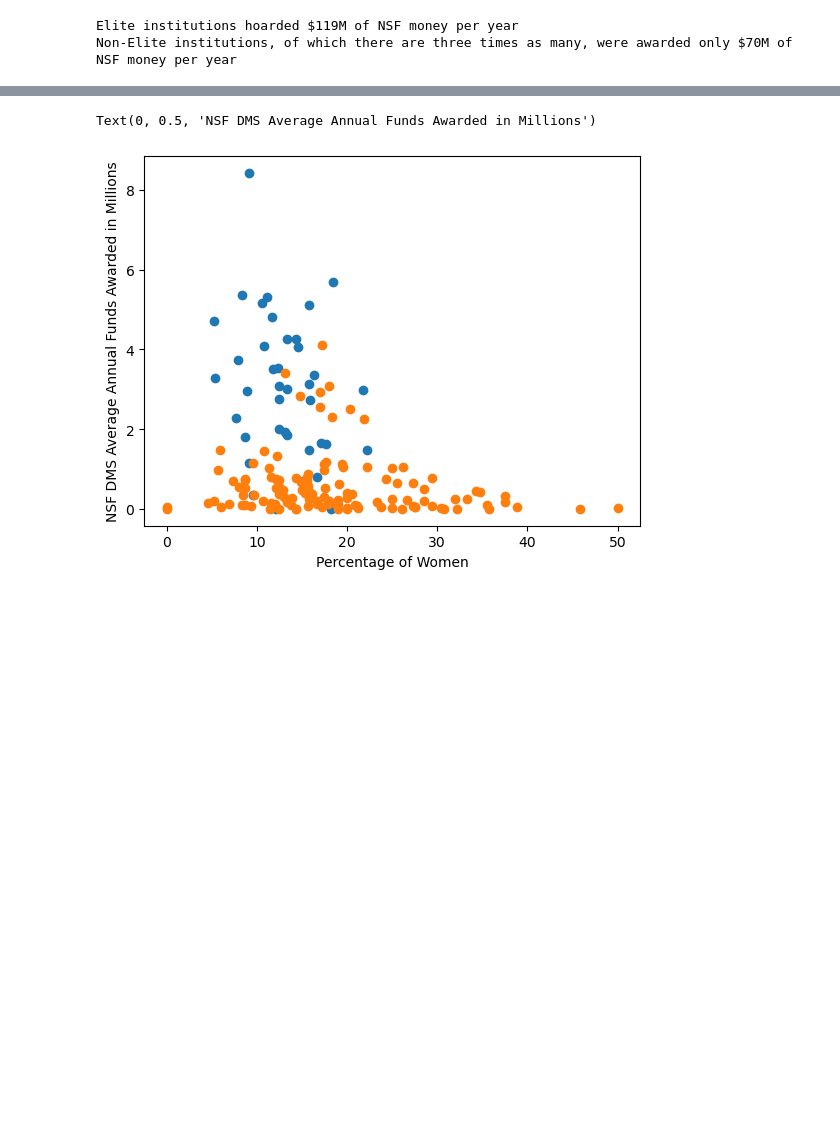
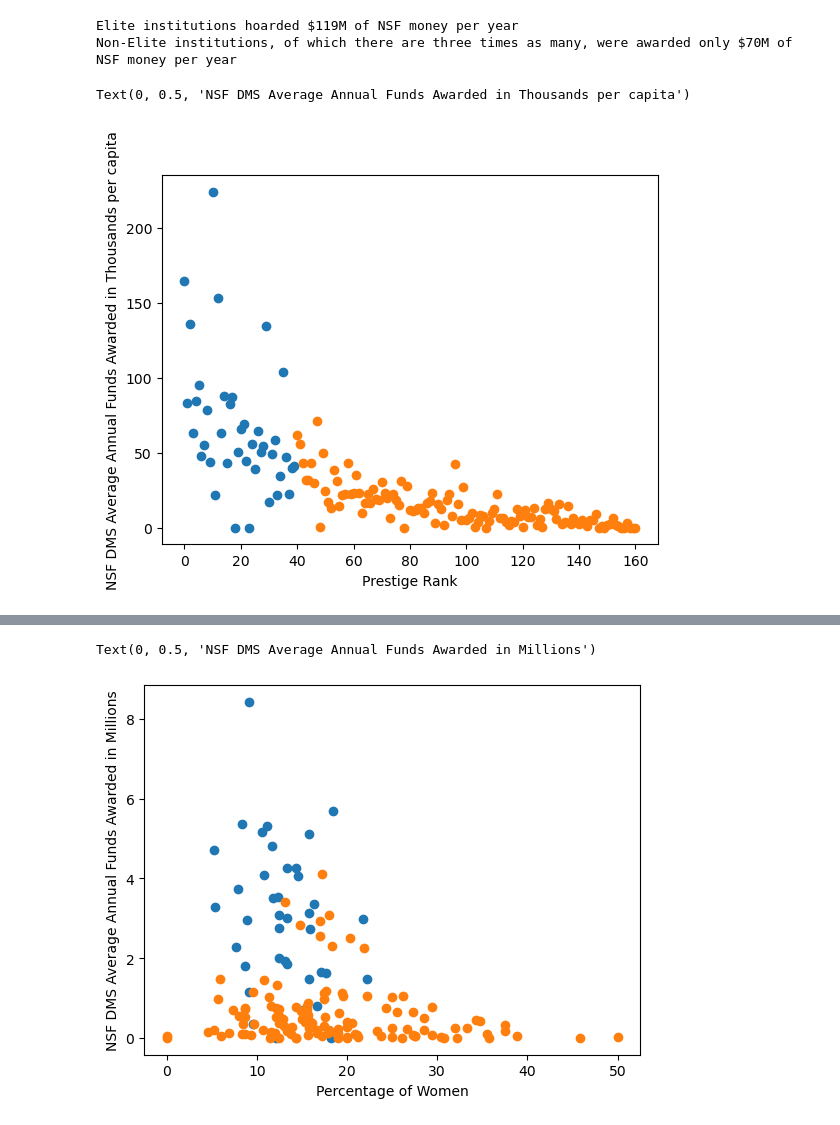
Before and after one commit to DAAAAMNSocialJustice/metamath, a Jupyter notebook: AMM/analysis.ipynb, the cells around one changed output, grey strips where cells are left out. Saved outputs shown, nothing was run; the diff lists cells and outputs as text; code cells hidden in the pictures; blank space fills up the shorter version.

```diff
--- a/AMM/analysis.ipynb
+++ b/AMM/analysis.ipynb
@@ -368,3 +368,15 @@ print("Non-Elite institutions, of which there are three times as many, were awar
 # %% [output]
 Elite institutions hoarded $119M of NSF money per year
 Non-Elite institutions, of which there are three times as many, were awarded only $70M of NSF money per year
+# %%
+df_merged_final2=df_merged_final.copy()
+df_merged_final2['Total']=df_merged_final2['Men']+df_merged_final2['Women']
+elite = df_merged_final2[df_merged_final2['Rescaled Rank'] < np.quantile(df_merged_final2['Rescaled Rank'],.25)]
+non_elite = df_merged_final2[df_merged_final2['Rescaled Rank'] >= np.quantile(df_merged_final2['Rescaled Rank'],.25)]
+plt.scatter(elite['Rescaled Rank'], elite["AwardedAmount"]*1/elite['Total']*1/10000)
+plt.scatter(non_elite['Rescaled Rank'], non_elite["AwardedAmount"]*1/non_elite['Total']*1/10000)
+plt.xlabel('Prestige Rank')
+plt.ylabel('NSF DMS Average Annual Funds Awarded in Thousands per Capita')
+# %% [output]
+Text(0, 0.5, 'NSF DMS Average Annual Funds Awarded in Thousands per capita')
+[figure, added]
```
Also changed, not shown: parts of 5 cells of this notebook.
